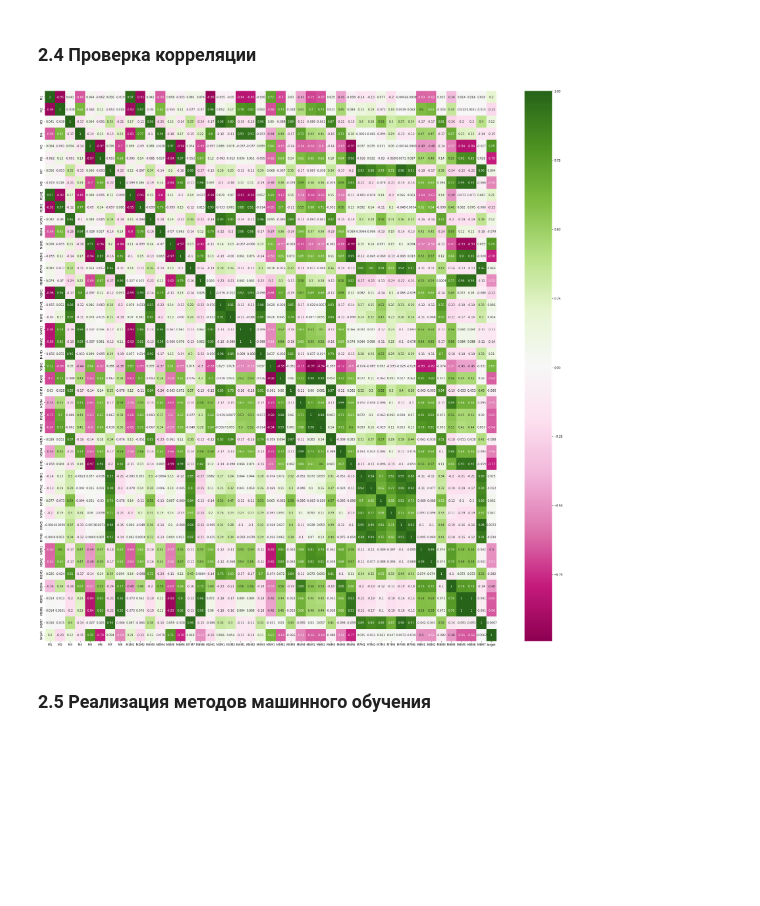
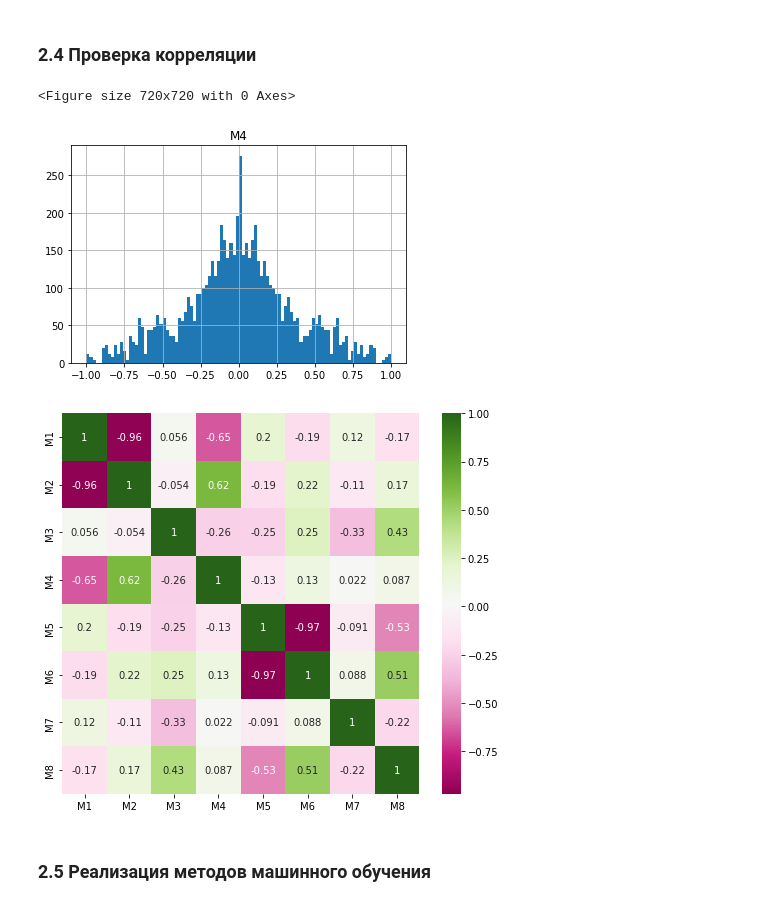
Before and after one commit to Breketov/MMPO, a Jupyter notebook: Project.ipynb, the cells around one changed output. Drawn from its saved outputs; the diff is of its cells as text; code cells hidden in the pictures; blank space fills up the shorter version.

```diff
--- a/Project.ipynb
+++ b/Project.ipynb
@@ -465,19 +461,28 @@ data_norm
 6320 rows × 45 columns
 # %% [markdown]
 ### 2.4 Проверка корреляции
+# %%
+import matplotlib.pyplot as plt
+histogram = data_norm[['M4']]
+plt.figure(figsize=(10, 10))
+histogram.hist(bins=100)
+plt.show()
+# %% [output]
+<Figure size 720x720 with 0 Axes>
+[figure, added]
 # %%
 import pandas as pd
 import numpy as np
 import seaborn as sea
 import matplotlib.pyplot as plt
 
-#correlation = data_norm[['M' + str(i) for i in range(1, 9)]]
-correlation = data_norm
-plt.figure(figsize=(35, 35))
+correlation = data_norm[['M' + str(i) for i in range(1, 9)]]
+#correlation = data_norm
+plt.figure(figsize=(8, 7))
 sea.heatmap(correlation.corr(), annot=True, cmap="PiYG")
 plt.savefig('Matrix_corr.jpg')
 # %% [output]
-[figure, old version]
+[figure, new version]
 # %% [markdown]
 ### 2.5 Реализация методов машинного обучения
 # %%
```
Also changed, not shown: parts of 20 cells of this notebook, 9 other files.
